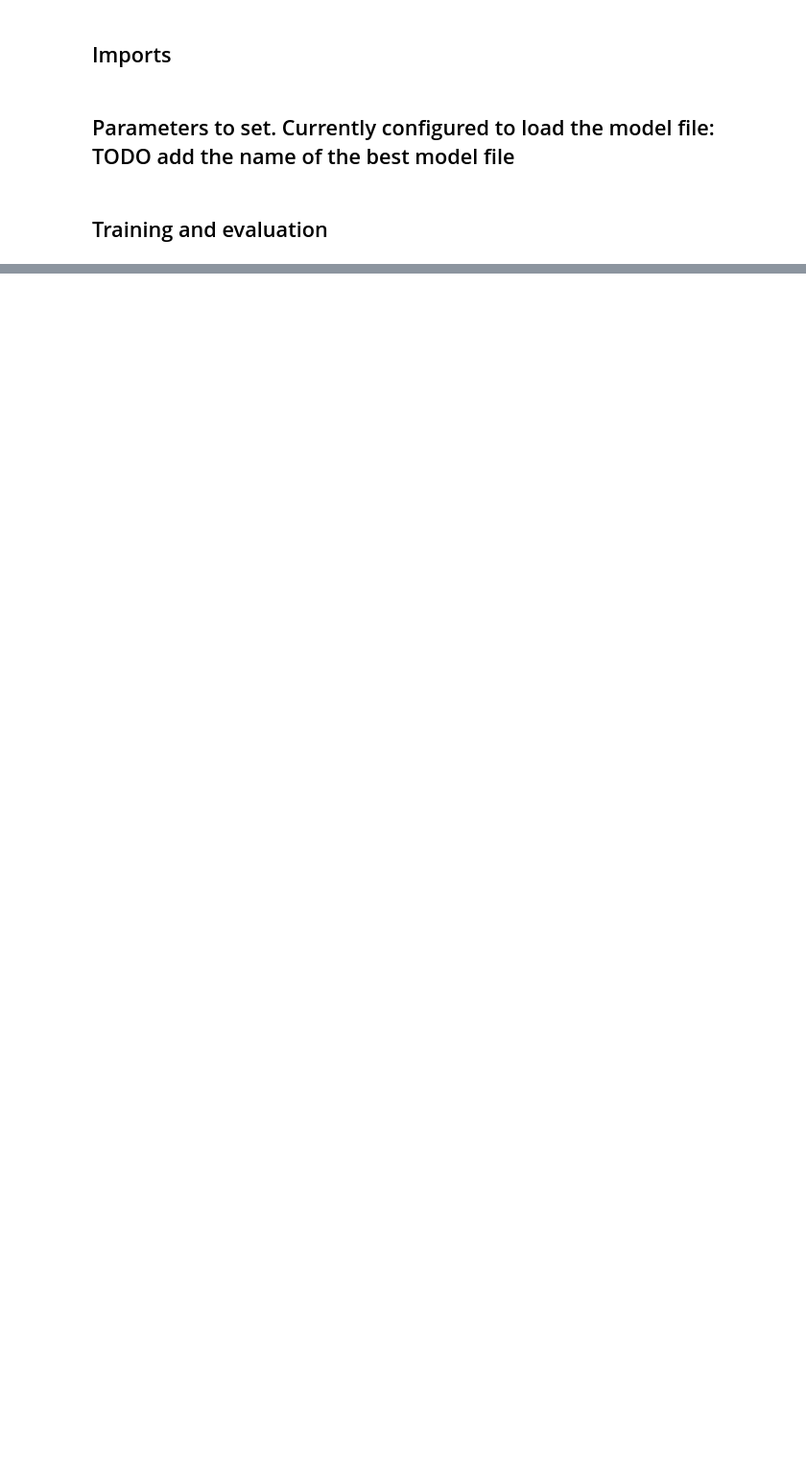
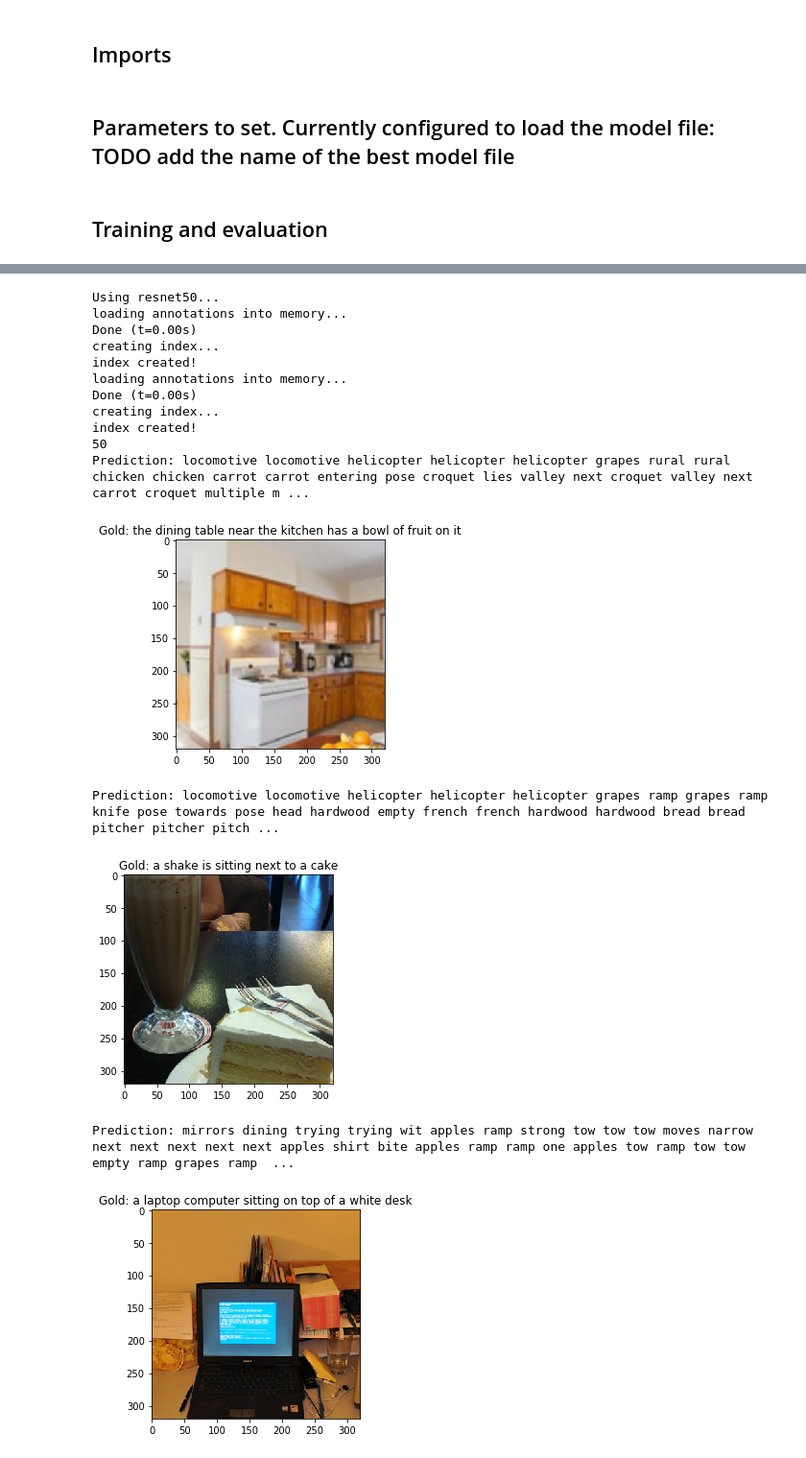
Before and after one commit to rafiberlin/s2020_image_caption_deep_nl, a Jupyter notebook: src/run_model_evaluation.ipynb, the cells around one changed output, grey strips where cells are left out. Shown at 96% size. Cells and saved outputs as stored; diff of their text form; code cells hidden in the pictures; blank space fills up the shorter version.

Commit message:
Refactoring prediction => moved to RNN Model. Jupyter Laptop shows predictions and picture

```diff
--- a/src/run_model_evaluation.ipynb
+++ b/src/run_model_evaluation.ipynb
@@ -126,7 +127,7 @@ network = model.RNNModel(hparams["hidden_dim"], pretrained_embeddings=embedding,
                          improve_cnn=hparams["improve_cnn"]).to(device)
 
 #Either load previous state or starts a training
-start_training = init_model(hparams, network, args.train)
+start_training = init_model(hparams, network, False)
 break_training_loop_idx, break_val_loop_idx, break_test_loop_idx = get_stop_loop_indices(hparams, train_loader,
                                                                                          val_loader, test_loader)
 
@@ -136,8 +137,8 @@ if start_training:
     train(hparams, loss_function, network, train_loader, device, break_training_loop_idx, val_loader)
 
 # Evaluation Part
-model.BleuScorer.perform_whole_evaluation(hparams, train_loader, network, break_training_loop_idx, "train")
-model.BleuScorer.perform_whole_evaluation(hparams, test_loader, network, break_test_loop_idx, "test")
+#model.BleuScorer.perform_whole_evaluation(hparams, train_loader, network, break_training_loop_idx, "train")
+#model.BleuScorer.perform_whole_evaluation(hparams, test_loader, network, break_test_loop_idx, "test")
 # %% [output]
 CUDA GPU is available Number of machines: 1
 loading annotations into memory...
@@ -151,0 +216,64 @@ KeyboardInterrupt:
+# %%
+network = model.RNNModel(hidden_dim, pretrained_embeddings=embedding,
+                             cnn_model=cnn_model, rnn_layers=rnn_layers,
+                             rnn_model=rnn_model, drop_out_prob=drop_out_prob,
+                             improve_cnn=False).to(device)
+last_model = os.path.join(hparams["root"], model_to_load)
+if os.path.isfile(last_model):
+    print("Load temporary model: ", last_model)
+    network.load_state_dict(torch.load(last_model))
+
+transform_without_norm = transforms.Compose([transforms.Resize(hparams["image_size"]),
+                                     transforms.CenterCrop(hparams["crop_size"]),
+                                     transforms.ToTensor(),
+                                     transforms.Normalize((0.485, 0.456, 0.406),(0.229, 0.224, 0.225))
+                                    ])
+coco_val_t = dset.CocoDetection(root=image_dir,
+                                    annFile=caption_file_path,
+                                    transform=transform_without_norm
+                                    )
+#val_loader_no_transform = torch.utils.data.DataLoader(coco_val_t, batch_size=hparams["batch_size"])
+
+transform = transforms.Compose([transforms.Resize(hparams["image_size"]),
+                                     transforms.CenterCrop(hparams["crop_size"]),
+                                     transforms.ToTensor()
+                                    ])
+coco_val = dset.CocoDetection(root=image_dir,
+                                    annFile=caption_file_path,
+                                    transform=transform
+                                    )
+#val_loader = torch.utils.data.DataLoader(coco_val, batch_size=hparams["batch_size"])
+
+iter_val= iter(coco_val)
+iter_val_t= iter(coco_val_t)
+
+
+
+for idx in range(num_image_to_show):
+    original_img, _ = next(iter_val)
+    transformed_img, annotations = next(iter(iter_val_t))
+    starting_token = vectorizer.create_starting_sequence().unsqueeze(dim=0).unsqueeze(dim=0).to(device)
+    model_input = (transformed_img.unsqueeze(dim=0).to(device),starting_token)
+    predicted_label = network.predict_greedy(model_input)
+    prediction = vectorizer.decode(predicted_label[0][0])
+    print("Prediction:", prediction)
+    plt.imshow(original_img.permute(1,2,0))
+    plt.title("Gold: "+annotations[0]["caption"])
+    plt.show()
+# %% [output]
+Using resnet50...
+loading annotations into memory...
+Done (t=0.00s)
+creating index...
+index created!
+loading annotations into memory...
+Done (t=0.00s)
+creating index...
+index created!
+50
+Prediction: locomotive locomotive helicopter helicopter helicopter grapes rural rural chicken chicken carrot carrot entering pose croquet lies valley next croquet valley next carrot croquet multiple m ...
+[figure, added]
+Prediction: locomotive locomotive helicopter helicopter helicopter grapes ramp grapes ramp knife pose towards pose head hardwood empty french french hardwood hardwood bread bread pitcher pitcher pitch ...
+[figure, added]
+Prediction: mirrors dining trying trying wit apples ramp strong tow tow tow moves narrow next next next next next apples shirt bite apples ramp ramp one apples tow ramp tow tow empty ramp grapes ramp  ...
+[figure, added]
```
Also changed, not shown: parts of 8 cells of this notebook, 3 other files.
